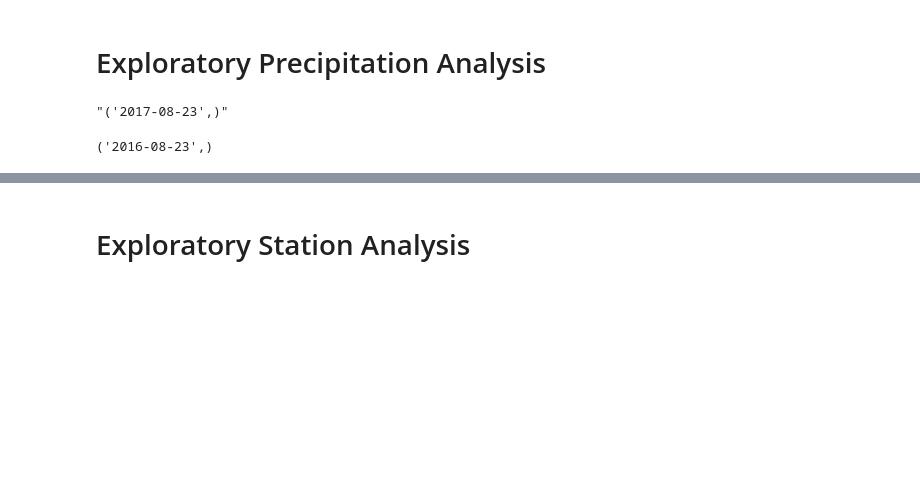
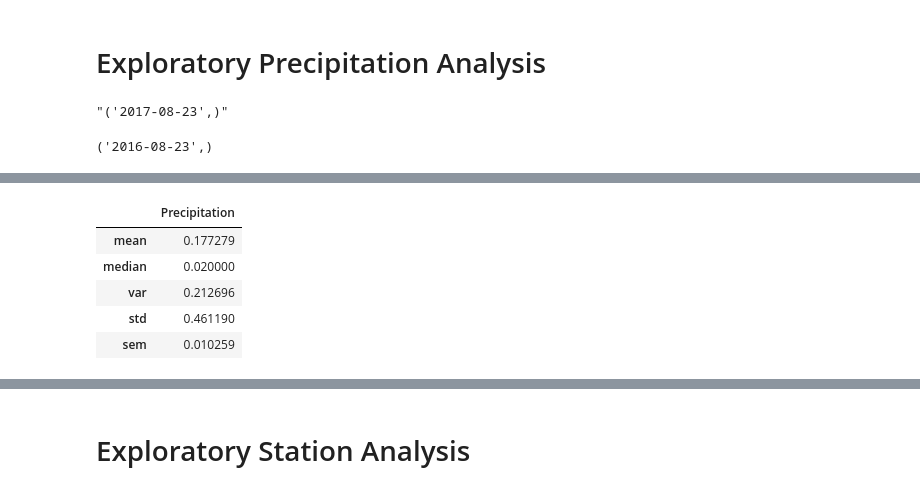
Before and after one commit to lathamlm/sqlalchemy-challenge, a Jupyter notebook: SurfsUp/climate_starter.ipynb, the cells around one changed output, grey strips where cells are left out. Cells and saved outputs as stored; diff of their text form; code cells hidden in the pictures; blank space fills up the shorter version.

```diff
--- a/SurfsUp/climate_starter.ipynb
+++ b/SurfsUp/climate_starter.ipynb
@@ -162,2 +91,15 @@ Text(0, 0.5, 'Inches')
+# %%
+# Use Pandas to calculate the summary statistics for the precipitation data
+#AGGREGATE METHOD, SIMPLER
+#REFERENCED PANDAS.PYDATA.ORG "AGGREGATING STATISTICS"
+summ_stats = last_year_precip_df.agg({"Precipitation": ["mean", "median", "var", "std", "sem"]})
+summ_stats
+# %% [output]
+|  | Precipitation |
+| mean | 0.177279 |
+| median | 0.020000 |
+| var | 0.212696 |
+| std | 0.461190 |
+| sem | 0.010259 |
 # %%
 # Use Pandas to calculate the summary statistics for the precipitation data
```
Also changed, not shown: parts of 18 cells of this notebook.
